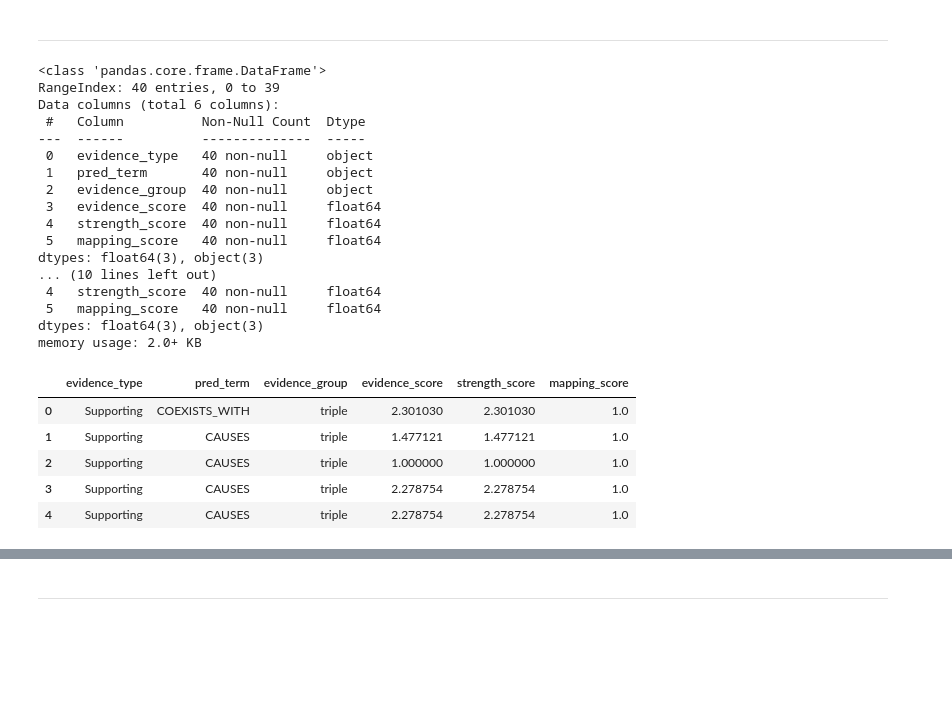
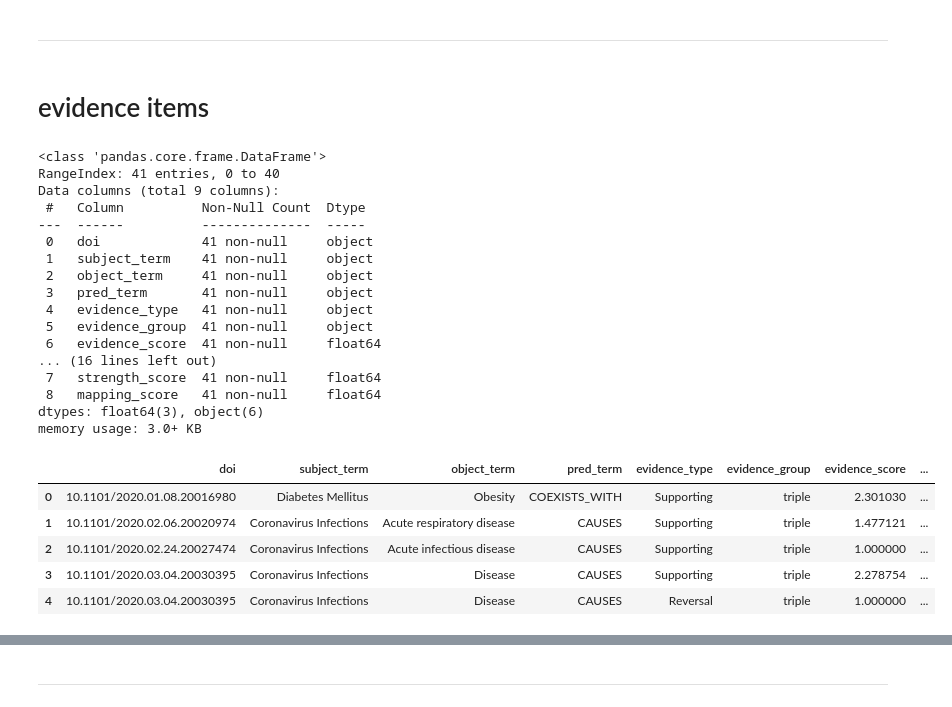
Before and after one commit to MRCIEU/epigraphdb-asq, a Jupyter notebook: analysis/notebooks/manuscript/empirical-analysis-2-1-plot.ipynb, the cells around one changed output, grey strips where cells are left out. Drawn from its saved outputs; the diff is of its cells as text; code cells hidden in the pictures; blank space fills up the shorter version.

```diff
--- a/analysis/notebooks/manuscript/empirical-analysis-2-1-plot.ipynb
+++ b/analysis/notebooks/manuscript/empirical-analysis-2-1-plot.ipynb
@@ -14,11 +15,20 @@ filter_type = [
 # %% [markdown]
 ----
+# %% [markdown]
+# evidence items
 # %%
 # reformat evidence into individual score df
 def make_individual_scores_df(evidence):
     evidence_df = pd.DataFrame(evidence)
     individual_scores_df = evidence_df[
-        ["pred_term", "assoc_evidence", "triple_evidence"]
+        [
+            "doi",
+            "subject_term",
+            "object_term",
+            "pred_term",
+            "assoc_evidence",
+            "triple_evidence",
+        ]
     ].assign(
         evidence_count=lambda df: df.apply(
             lambda row: py_.chain(
@@ -30,6 +40,10 @@ def make_individual_scores_df(evidence):
             .map(
                 lambda v, k: [
                     {
+                        "doi": row["doi"],
+                        "subject_term": row["subject_term"],
+                        "object_term": row["object_term"],
+                        "pred_term": row["pred_term"],
                         "evidence_type": EVIDENCE_LABELS[_k],
                         "strength_score": (
                             ([_["triple_score"] for _ in _v])
@@ -38,7 +52,6 @@ def make_individual_scores_df(evidence):
                         ),
                         "mapping_score": ([_["mapping_score"] for _ in _v]),
                         "evidence_score": ([_["evidence_score"] for _ in _v]),
-                        "pred_term": row["pred_term"],
                         "evidence_group": k,
                     }
                     for _k, _v in v.items()
@@ -63,57 +76,60 @@ def make_individual_scores_df(evidence):
         .map(
             lambda items: [
                 {
+                    "doi": items["doi"],
+                    "subject_term": items["subject_term"],
+                    "object_term": items["object_term"],
+                    "pred_term": items["pred_term"],
                     "evidence_type": items["evidence_type"],
-                    "pred_term": items["pred_term"],
                     "evidence_group": items["evidence_group"],
                     "evidence_score": items["evidence_score"][idx],
                     "strength_score": items["strength_score"][idx],
                     "mapping_score": items["mapping_score"][idx],
                 }
                 for idx, _ in enumerate(items["evidence_score"])
             ]
         )
         .flatten()
         .apply(pd.DataFrame)
         .value()
     )
     individual_scores_df.info()
     return individual_scores_df
 
 
 _df = make_individual_scores_df(
     py_.chain(combined_evidence_filter)
     .filter(lambda coll: coll["filter_type"] == "epigraphdb")
     .map(lambda coll: coll["evidence"])
     .nth(0)
     .value()[:100]
 )
 _df.info()
 _df.head()
 # %% [output]
 <class 'pandas.core.frame.DataFrame'>
-RangeIndex: 40 entries, 0 to 39
-Data columns (total 6 columns):
+RangeIndex: 41 entries, 0 to 40
+Data columns (total 9 columns):
  #   Column          Non-Null Count  Dtype
 ---  ------          --------------  -----
- 0   evidence_type   40 non-null     object
- 1   pred_term       40 non-null     object
- 2   evidence_group  40 non-null     object
- 3   evidence_score  40 non-null     float64
- 4   strength_score  40 non-null     float64
- 5   mapping_score   40 non-null     float64
-dtypes: float64(3), object(3)
-... (10 lines left out)
- 4   strength_score  40 non-null     float64
- 5   mapping_score   40 non-null     float64
-dtypes: float64(3), object(3)
-memory usage: 2.0+ KB
+ 0   doi             41 non-null     object
+ 1   subject_term    41 non-null     object
+ 2   object_term     41 non-null     object
+ 3   pred_term       41 non-null     object
+ 4   evidence_type   41 non-null     object
+ 5   evidence_group  41 non-null     object
+ 6   evidence_score  41 non-null     float64
+... (16 lines left out)
+ 7   strength_score  41 non-null     float64
+ 8   mapping_score   41 non-null     float64
+dtypes: float64(3), object(6)
+memory usage: 3.0+ KB
-|  | evidence_type | pred_term | evidence_group | evidence_score | strength_score | mapping_score |
-| 0 | Supporting | COEXISTS_WITH | triple | 2.301030 | 2.301030 | 1.0 |
-| 1 | Supporting | CAUSES | triple | 1.477121 | 1.477121 | 1.0 |
-| 2 | Supporting | CAUSES | triple | 1.000000 | 1.000000 | 1.0 |
-| 3 | Supporting | CAUSES | triple | 2.278754 | 2.278754 | 1.0 |
-| 4 | Supporting | CAUSES | triple | 2.278754 | 2.278754 | 1.0 |
+|  | doi | subject_term | object_term | pred_term | evidence_type | evidence_group | evidence_score | ... |
+| 0 | 10.1101/2020.01.08.20016980 | Diabetes Mellitus | Obesity | COEXISTS_WITH | Supporting | triple | 2.301030 | ... |
+| 1 | 10.1101/2020.02.06.20020974 | Coronavirus Infections | Acute respiratory disease | CAUSES | Supporting | triple | 1.477121 | ... |
+| 2 | 10.1101/2020.02.24.20027474 | Coronavirus Infections | Acute infectious disease | CAUSES | Supporting | triple | 1.000000 | ... |
+| 3 | 10.1101/2020.03.04.20030395 | Coronavirus Infections | Disease | CAUSES | Supporting | triple | 2.278754 | ... |
+| 4 | 10.1101/2020.03.04.20030395 | Coronavirus Infections | Disease | CAUSES | Reversal | triple | 1.000000 | ... |
 # %%
 individual_scores_df = (
     py_.chain(combined_evidence_filter)
```
Also changed, not shown: parts of 17 cells of this notebook, 3 other files.
